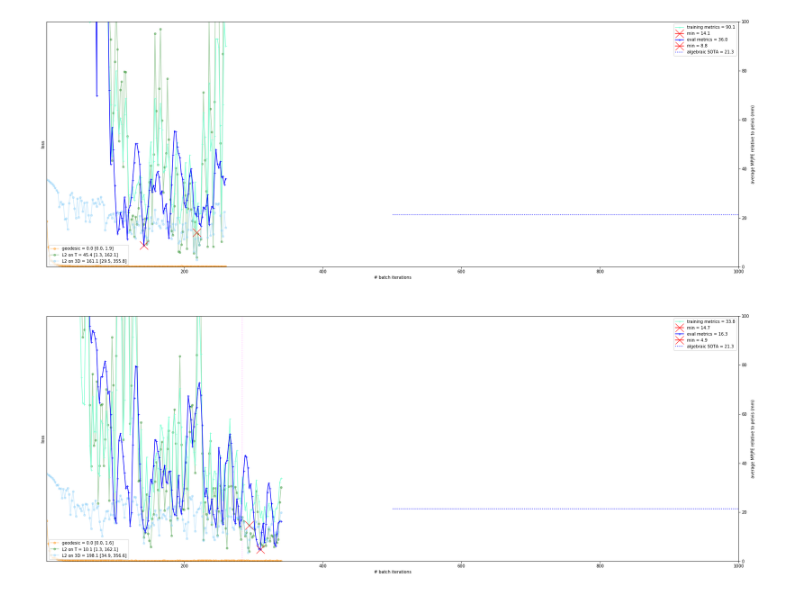
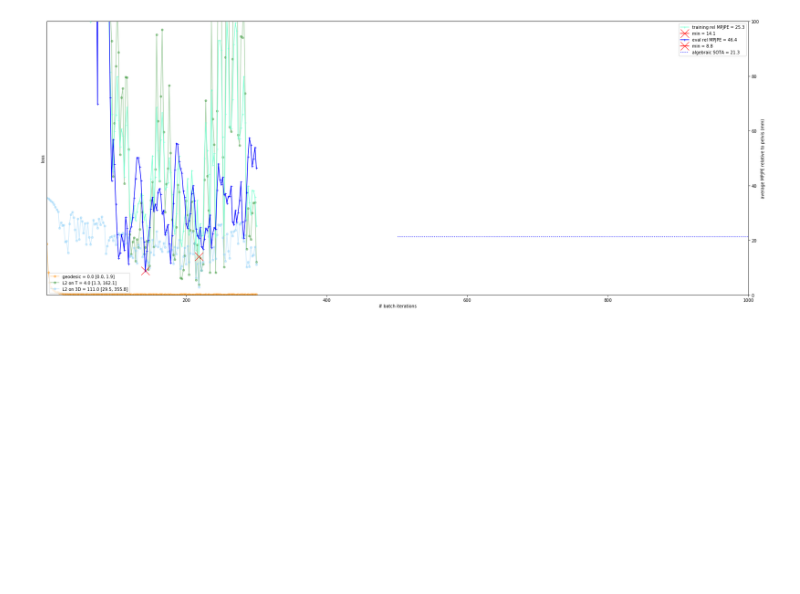
Before and after one commit to karfly/learnable-triangulation-pytorch, a Jupyter notebook: tom.ipynb, the cells around one changed output. Cells and saved outputs as stored; diff of their text form; code cells hidden in the pictures; blank space fills up the shorter version.

```diff
--- a/tom.ipynb
+++ b/tom.ipynb
@@ -68,32 +68,31 @@ jobs = list(zip(*[
 
     # pelvis NOT in origin, NOT super R|t, super 3D KPs
     # ...
 
     # pelvis in origin, superv R|t, super 3D KPs
     # ('16825120', '~16822962 but with 6D'),
     #('16700068', '1ac51aa but with Rod'),  # 16772316 by mean Fro
     # ('16864803', 'deca149, predicting plain E'),
     # ('16871156', '6ebb4b8 with masters2world GT, 6D roto-param, w_geo = 600, w_t=8, w_3D=1'),
     ('16879598', ''),
-    ('16879537', ''),
 
     # pelvis in origin, NOT superv R|t, super 3D KPs
     #('16712639', '6db8028 (Rod) but no KP centering!'),  # 16711084
     #('16862312', '76d6959 supervising 3D'),
 
     # pelvis NOT in origin, super R|t, super 2D KPs
     # ...
 
     # pelvis NOT in origin, NOT super R|t, super 2D KPs
     # ...
 
     # pelvis in origin, superv R|t, super 2D KPs
     # ...
 
     # pelvis in origin, NOT superv R|t, super 2D KPs
     #('16731852', '217c24c but wdecy=2, gclip=0.25'),  # 16731537, 16729378, 16721459
 ]))
 
 plot_jobs(jobs[0], jobs[1], metrics_ylim=[0, 100], n_max_epochs=5e2)
 # %% [output]
-[figure, old version]
+[figure, new version]
```
Also changed, not shown: 5 other files.
